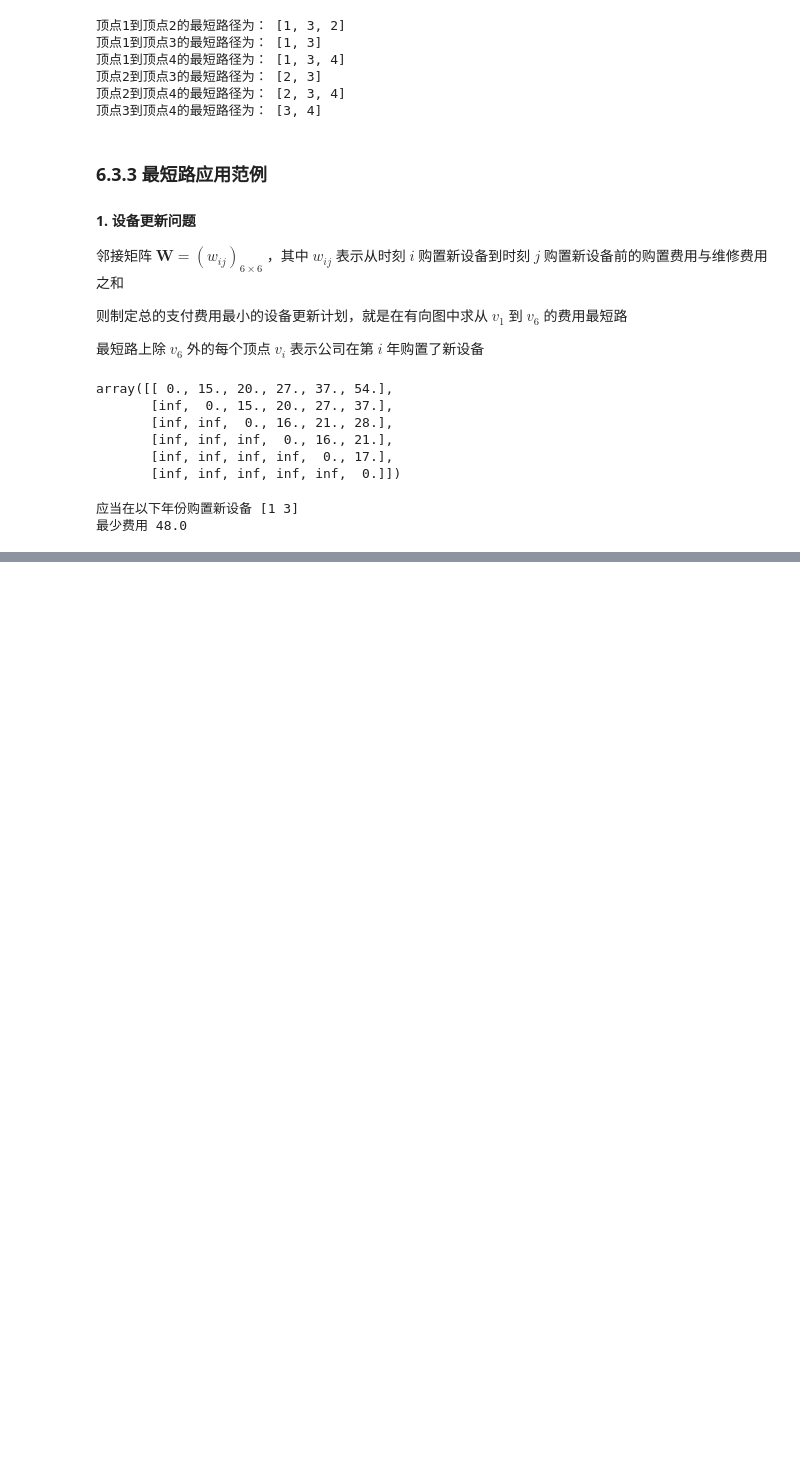
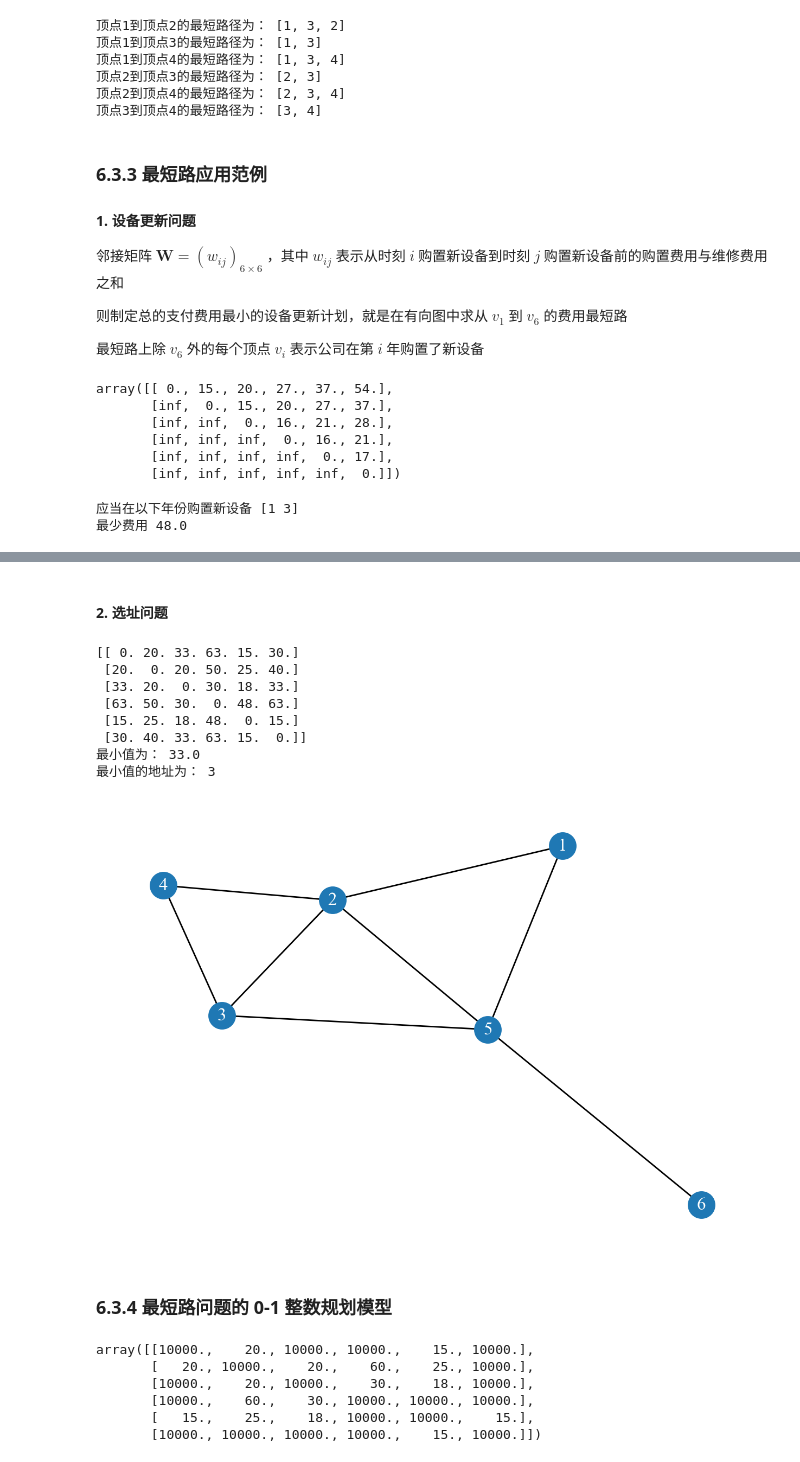
Before and after one commit to hacheyz/PMMAA, a Jupyter notebook: 6.3 最短路算法.ipynb, the cells around one changed output, grey strips where cells are left out. Saved outputs shown, nothing was run; the diff lists cells and outputs as text; code cells hidden in the pictures; blank space fills up the shorter version.

```diff
--- a/6.3 最短路算法.ipynb
+++ b/6.3 最短路算法.ipynb
@@ -193,0 +196,41 @@ fig.show()
+# %% [markdown]
+#### 2. 选址问题
+# %%
+Adjt = [(1,2,20), (1,5,15), (2,3,20), (2,4,60), (2,5,25), (3,4,30), (3,5,18), (5,6,15)]
+G = nx.Graph()
+G.add_nodes_from(range(1, 7))
+G.add_weighted_edges_from(Adjt)
+dis = nx.floyd_warshall_numpy(G)
+max_dis = np.max(dis, axis=1)
+min_max_dis = np.min(max_dis)
+ind = np.argmin(max_dis) + 1
+print(dis)
+print("最小值为：", min_max_dis)
+print("最小值的地址为：", ind)
+nx.draw(G, with_labels=True, font_color='w')
+# %% [output]
+[[ 0. 20. 33. 63. 15. 30.]
+ [20.  0. 20. 50. 25. 40.]
+ [33. 20.  0. 30. 18. 33.]
+ [63. 50. 30.  0. 48. 63.]
+ [15. 25. 18. 48.  0. 15.]
+ [30. 40. 33. 63. 15.  0.]]
+最小值为： 33.0
+最小值的地址为： 3
+[figure, added]
+# %% [markdown]
+### 6.3.4 最短路问题的 0-1 整数规划模型
+# %%
+W = nx.to_numpy_array(G)
+infty = 1e4
+W[np.where(W==0)] = infty
+for i in range(len(W)):
+    W[i,i] = infty
+W
+# %% [output]
+array([[10000.,    20., 10000., 10000.,    15., 10000.],
+       [   20., 10000.,    20.,    60.,    25., 10000.],
+       [10000.,    20., 10000.,    30.,    18., 10000.],
+       [10000.,    60.,    30., 10000., 10000., 10000.],
+       [   15.,    25.,    18., 10000., 10000.,    15.],
+       [10000., 10000., 10000., 10000.,    15., 10000.]])
```
Also changed, not shown: parts of 5 cells of this notebook, 1 other file.
